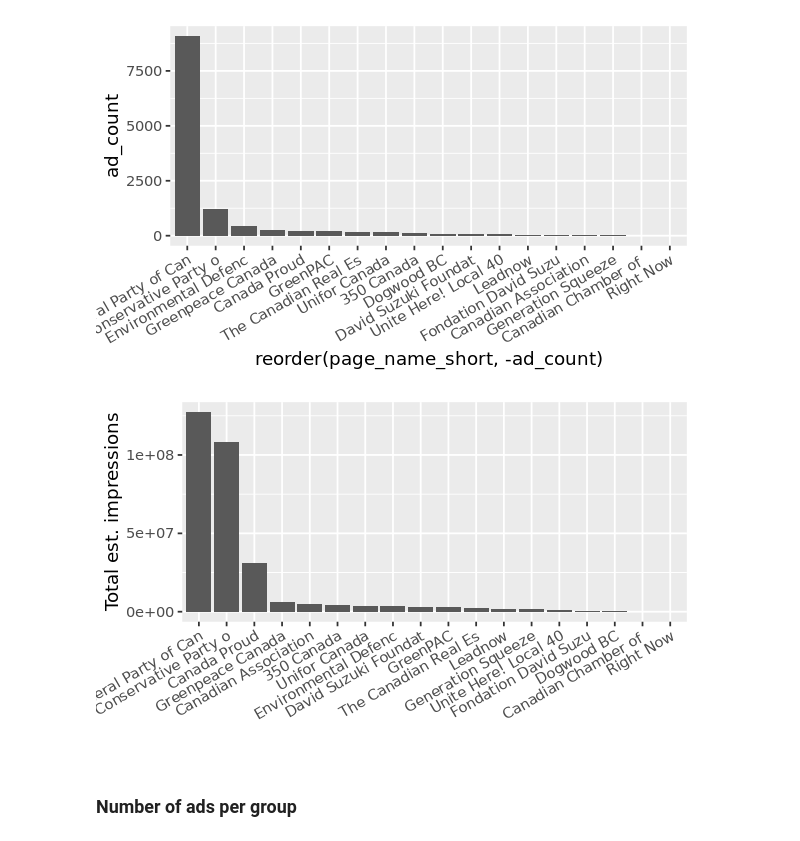
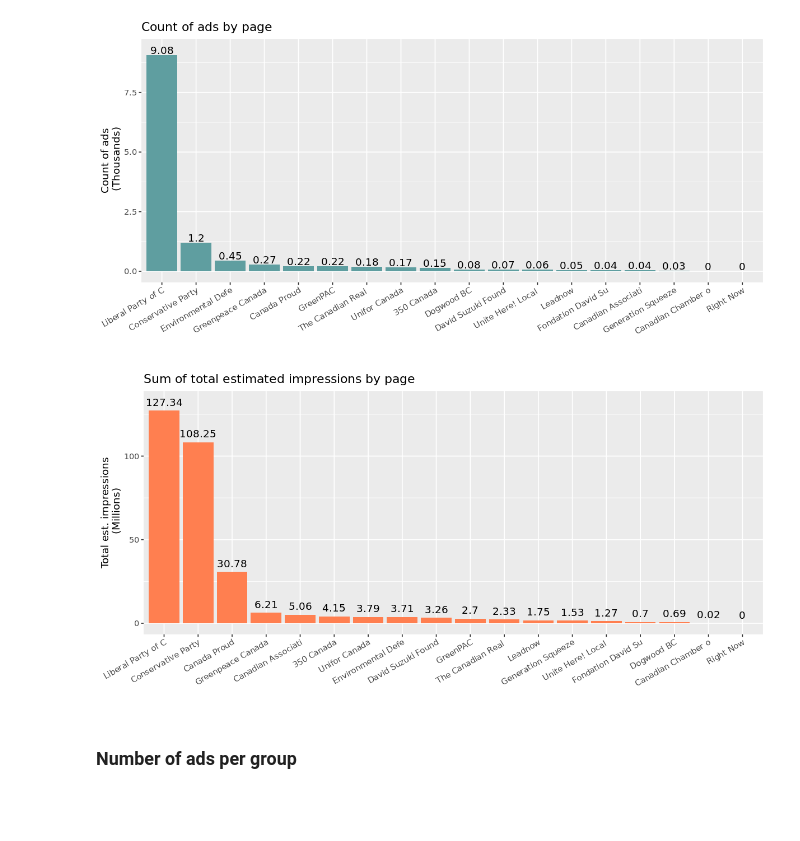
Before and after one commit to atiagosoares/ads_archive, a Jupyter notebook: analisys.ipynb, the cells around one changed output. Saved outputs shown, nothing was run; the diff lists cells and outputs as text; code cells hidden in the pictures; blank space fills up the shorter version.

```diff
--- a/analisys.ipynb
+++ b/analisys.ipynb
@@ -20,7 +10,7 @@ dbr_df = as_tibble(read.csv('data/delivery_by_region.csv', stringsAsFactors = FA
 ads_df$spend_estimate = (ads_df$spend_lower_bound + ads_df$spend_upper_bound)/2
 ads_df$impressions_estimate = (ads_df$impressions_lower_bound + ads_df$impressions_upper_bound)/2
 # %%
-ads_df$page_name_short = substr(ads_df$page_name, 1, 20)
+ads_df$page_name_short = substr(ads_df$page_name, 1, 18)
 
 ads_df$page_name_bin = ads_df$page_name_short
 
@@ -58,18 +74,27 @@ ggplot(data = spend_by_page_df) +
 # %%
-options(repr.plot.width=5, repr.plot.height=3)
-ggplot(data = spend_by_page_df) +
-    geom_col(mapping = aes(x = reorder(page_name_short, -ad_count), y = ad_count)) +
-    theme(axis.text.x = element_text(angle = 30, vjust = 1, hjust=1))
+# options(repr.plot.width=5, repr.plot.height=3)
+ggplot(data = spend_by_page_df, aes(x = reorder(page_name_short, -ad_count), y = round(ad_count/1000, digits = 2), label = round(ad_count/1000, digits = 2))) +
+    geom_col(fill = "cadetblue") +
+    geom_text(nudge_y = 0.2) +
+    theme(axis.text.x = element_text(angle = 30, vjust = 1, hjust=1)) +
+    labs(y = "Count of ads\n (Thousands)", x = "", title = "Count of ads by page")
 ## How much was spent by region
 # %% [output]
-[figure, old version]
+[figure, new version]
 # %%
-ggplot(data = spend_by_page_df) +
-    geom_col(mapping = aes(x = reorder(page_name_short, -impressions_estimate), y = impressions_estimate)) +
+ggplot(data = spend_by_page_df,
+        aes(
+            x = reorder(page_name_short, -impressions_estimate),
+            y = round(impressions_estimate/1000000, digits = 2),
+            label = round(impressions_estimate/1000000, digits = 2)
+        )
+    ) +
+    geom_col(fill = "coral") +
+    geom_text(nudge_y = 5) +
     theme(axis.text.x = element_text(angle = 30, vjust = 1, hjust=1)) +
-    labs( y = "Total est. impressions", x = "")
+    labs( y = "Total est. impressions\n (Millions)", x = "", title = "Sum of total estimated impressions by page")
 # %% [output]
-[figure, old version]
+[figure, new version]
 # %% [markdown]
 ### Number of ads per group
 # %% [markdown]
```
Also changed, not shown: parts of 20 cells of this notebook.
